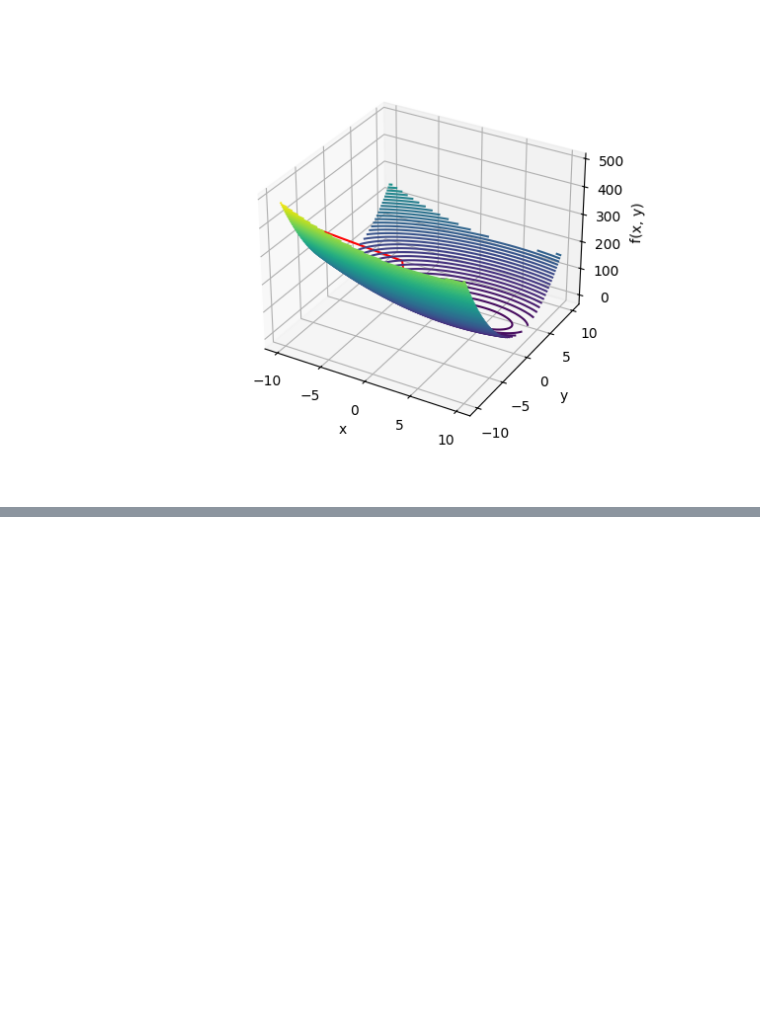
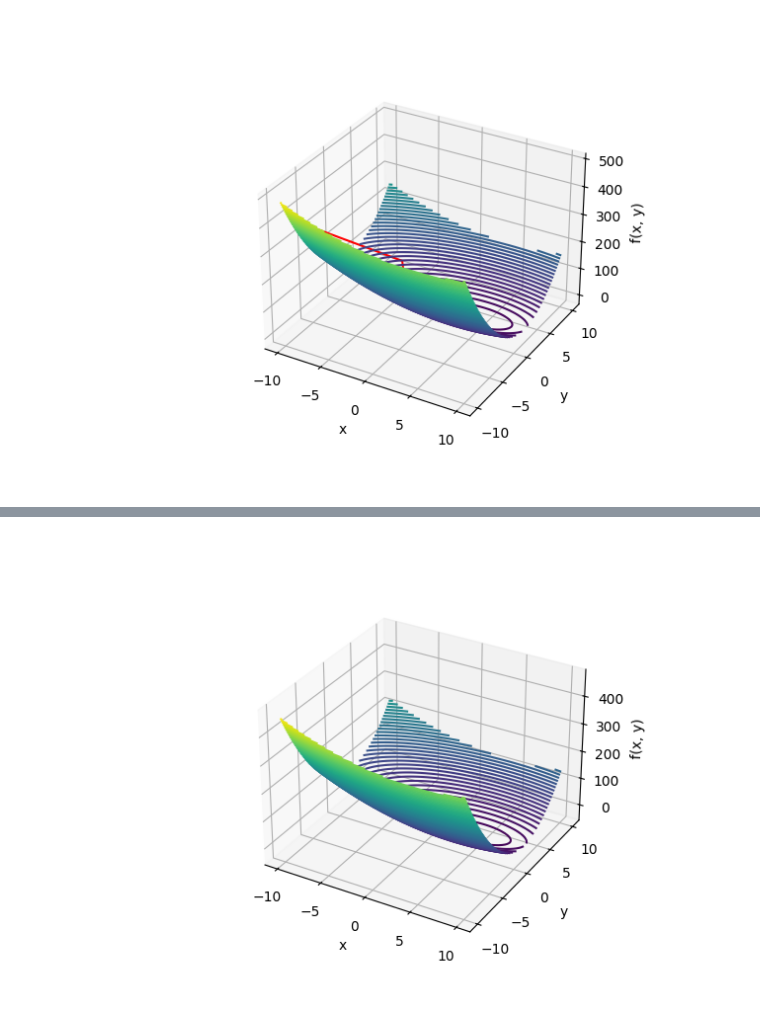
Before and after one commit to robertpaulp/ML-from-scratch, a Jupyter notebook: optimization/gradients.ipynb, the cells around one changed output, grey strips where cells are left out. Cells and saved outputs as stored; diff of their text form; code cells hidden in the pictures; blank space fills up the shorter version.

```diff
--- a/optimization/gradients.ipynb
+++ b/optimization/gradients.ipynb
@@ -203,0 +276,80 @@ Alpha values: [1.   0.25 0.25] ... [0.25 0.25 0.25]
+# %%
+import numpy as np
+import matplotlib.pyplot as plt
+
+def conjugate_gradient(x, Q, b, epsilon, max_iter=100):
+    x_new = np.zeros(x.shape)
+    trajectory = np.array([x])
+    i = 0
+
+    while i < max_iter:
+        p = Q @ x - b
+
+        if i == 0:
+            d = -p
+        else:
+            beta = (p.T @ Q @ d) / (d.T @ Q @ d)
+            d = -p + beta * d
+
+        alpha = (-1) * (p.T @ d) / (d.T @ Q @ d)
+
+        print('Alpha:', alpha)
+
+        x_new = x + alpha * d
+
+        if np.linalg.norm(x - x_new) < epsilon or np.isnan(np.linalg.norm(x - x_new)):
+            break
+
+        i += 1
+        x = x_new
+        trajectory = np.append(trajectory, [x], axis=0)
+
+    return x_new, trajectory.reshape(-1, 2), i
+
+'''Starting variables'''
+x_start = np.array([-9, -9])
+epsilon = 0.0001
+Q = np.array([[1, 0], [0, 5]])
+b = np.array([4.5, 11.5])
+x = np.linspace(-10, 10, 100)
+y = np.linspace(-10, 10, 100)
+
+def func_matrix_from(x, Q=Q, b=b):
+    return 0.5 * x.T @ Q @ x - b.T @ x
+
+def func_grad_matrix_form(x, Q=Q, b=b):
+    return Q @ x - b
+
+# Calling the function
+x_min, trajectory, steps = conjugate_gradient(x_start, Q, b, epsilon, max_iter=5)
+
+print('Minimum point:', x_min)
+print('Number of steps:', steps)
+print('Trajectory:', trajectory)
+
+# Plot the function
+arx = plt.figure().add_subplot(projection='3d')
+X, Y = np.meshgrid(x, y)
+Z = np.zeros_like(X)
+for i in range(X.shape[0]):
+    for j in range(X.shape[1]):
+        Z[i, j] = func_matrix_from(np.array([X[i, j], Y[i, j]]))
+
+arx.contour3D(X, Y, Z, 60, cmap='viridis')
+
+arx.set_xlabel('x')
+arx.set_ylabel('y')
+arx.set_zlabel('f(x, y)')
+
+# Check if the minimum point is nan
+if np.isnan(x_min).any():
+    x_min = trajectory[-1]
+
+arx.scatter(x_start[0], x_start[1], func_matrix_from(x_start), color='red')
+arx.scatter(x_min[0], x_min[1], func_matrix_from(x_min), color='black')
+
+z_trajectory = [func_matrix_from(x) for x in trajectory]
+arx.plot(trajectory[:, 0], trajectory[:, 1], z_trajectory, color='red')
+
+plt.show()
+# %% [output]
@@ -204 +364,2 @@ Alpha values: [1.   0.25 0.25] ... [0.25 0.25 0.25]
+[figure, added]
 # %% [markdown]
```
Also changed, not shown: parts of 6 cells of this notebook.
